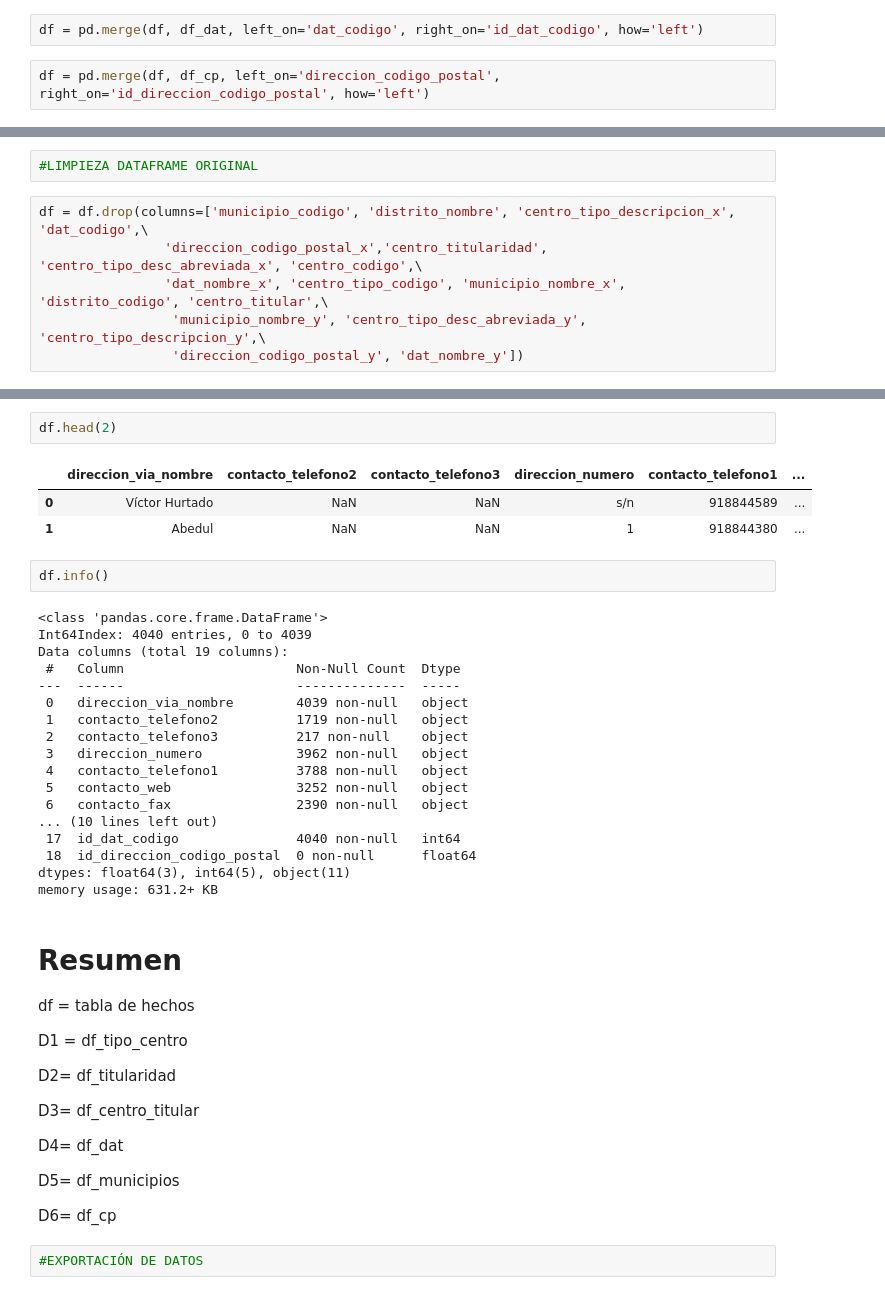
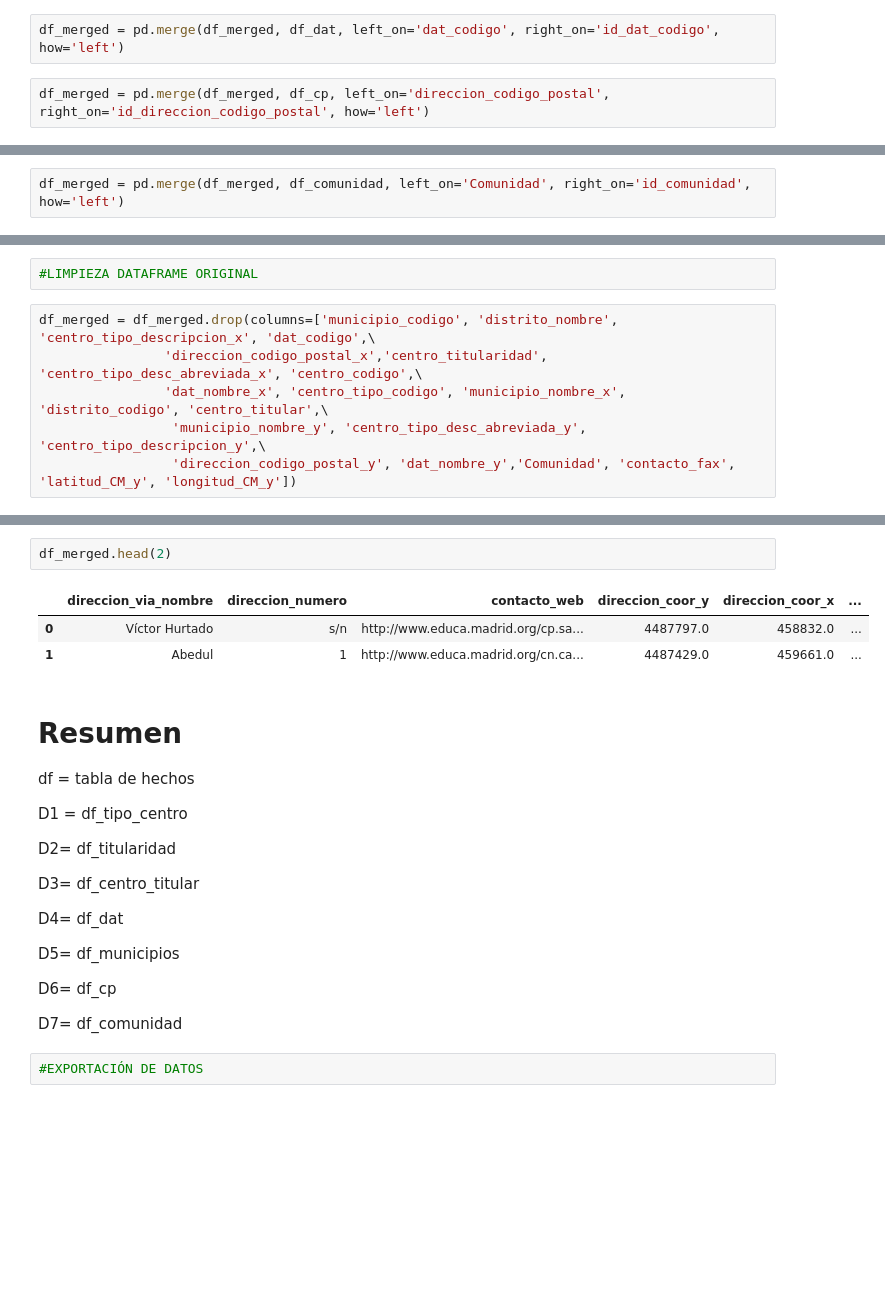
Before and after one commit to HerminiaPadial/PROJECT_2, a Jupyter notebook: NOTEBOOK_ PROJECT_2.ipynb, the cells around one changed output, grey strips where cells are left out. Saved outputs shown, nothing was run; the diff lists cells and outputs as text; blank space fills up the shorter version.

```diff
--- a/NOTEBOOK_ PROJECT_2.ipynb
+++ b/NOTEBOOK_ PROJECT_2.ipynb
@@ -234,4 +395,4 @@ df = pd.merge(df, df_tipo_centro, left_on='centro_tipo_codigo', right_on='id_cen
 # %%
-df = pd.merge(df, df_dat, left_on='dat_codigo', right_on='id_dat_codigo', how='left')
+df_merged = pd.merge(df_merged, df_dat, left_on='dat_codigo', right_on='id_dat_codigo', how='left')
 # %%
-df = pd.merge(df, df_cp, left_on='direccion_codigo_postal', right_on='id_direccion_codigo_postal', how='left')
+df_merged = pd.merge(df_merged, df_cp, left_on='direccion_codigo_postal', right_on='id_direccion_codigo_postal', how='left')
@@ -254,0 +399,2 @@ Index(['municipio_codigo', 'distrito_nombre', 'direccion_via_nombre',
+# %%
+df_merged = pd.merge(df_merged, df_comunidad, left_on='Comunidad', right_on='id_comunidad', how='left')
@@ -263,8 +431,8 @@ df.head(3)
 # %%
 #LIMPIEZA DATAFRAME ORIGINAL
 # %%
-df = df.drop(columns=['municipio_codigo', 'distrito_nombre', 'centro_tipo_descripcion_x', 'dat_codigo',\
+df_merged = df_merged.drop(columns=['municipio_codigo', 'distrito_nombre', 'centro_tipo_descripcion_x', 'dat_codigo',\
                 'direccion_codigo_postal_x','centro_titularidad', 'centro_tipo_desc_abreviada_x', 'centro_codigo',\
                 'dat_nombre_x', 'centro_tipo_codigo', 'municipio_nombre_x', 'distrito_codigo', 'centro_titular',\
                  'municipio_nombre_y', 'centro_tipo_desc_abreviada_y', 'centro_tipo_descripcion_y',\
-                 'direccion_codigo_postal_y', 'dat_nombre_y'])
+                 'direccion_codigo_postal_y', 'dat_nombre_y','Comunidad', 'contacto_fax', 'latitud_CM_y', 'longitud_CM_y'])
@@ -271,29 +459,9 @@ df = df.drop(columns=['municipio_codigo', 'distrito_nombre', 'centro_tipo_descri
 # %%
-df.head(2)
+df_merged.head(2)
 # %% [output]
-|  | direccion_via_nombre | contacto_telefono2 | contacto_telefono3 | direccion_numero | contacto_telefono1 | ... |
-| 0 | Víctor Hurtado | NaN | NaN | s/n | 918844589 | ... |
-| 1 | Abedul | NaN | NaN | 1 | 918844380 | ... |
+|  | direccion_via_nombre | direccion_numero | contacto_web | direccion_coor_y | direccion_coor_x | ... |
+| 0 | Víctor Hurtado | s/n | http://www.educa.madrid.org/cp.sa... | 4487797.0 | 458832.0 | ... |
+| 1 | Abedul | 1 | http://www.educa.madrid.org/cn.ca... | 4487429.0 | 459661.0 | ... |
-# %%
-df.info()
-# %% [output]
-<class 'pandas.core.frame.DataFrame'>
-Int64Index: 4040 entries, 0 to 4039
-Data columns (total 19 columns):
- #   Column                      Non-Null Count  Dtype
----  ------                      --------------  -----
- 0   direccion_via_nombre        4039 non-null   object
- 1   contacto_telefono2          1719 non-null   object
- 2   contacto_telefono3          217 non-null    object
- 3   direccion_numero            3962 non-null   object
- 4   contacto_telefono1          3788 non-null   object
- 5   contacto_web                3252 non-null   object
- 6   contacto_fax                2390 non-null   object
-... (10 lines left out)
- 17  id_dat_codigo               4040 non-null   int64
- 18  id_direccion_codigo_postal  0 non-null      float64
-dtypes: float64(3), int64(5), object(11)
-memory usage: 631.2+ KB
 # %% [markdown]
 # Resumen
 df = tabla de hechos
@@ -309,6 +477,8 @@ D4= df_dat
 D5= df_municipios
 
 D6= df_cp
+
+D7= df_comunidad
 # %%
 #EXPORTACIÓN DE DATOS
 # %%
```
Also changed, not shown: parts of 30 cells of this notebook, 16 other files.
